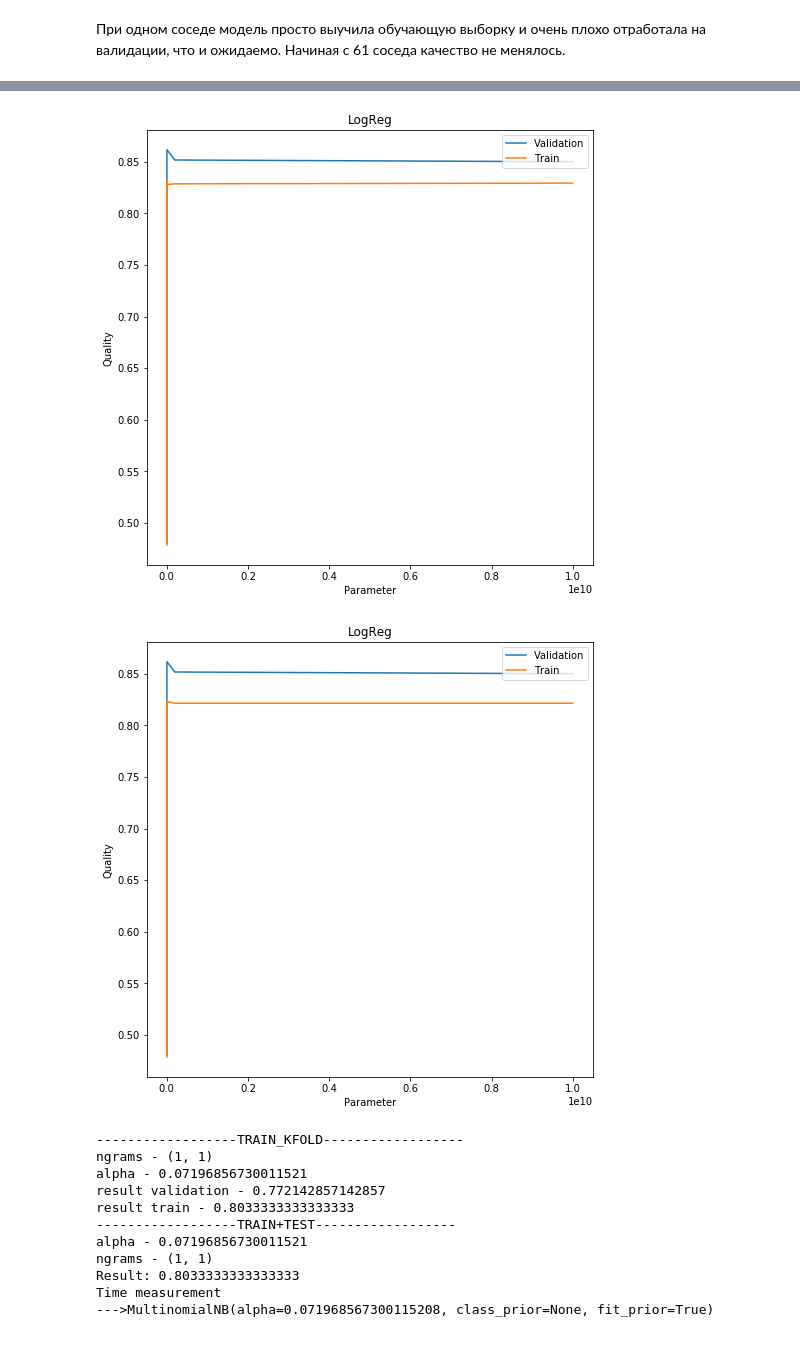
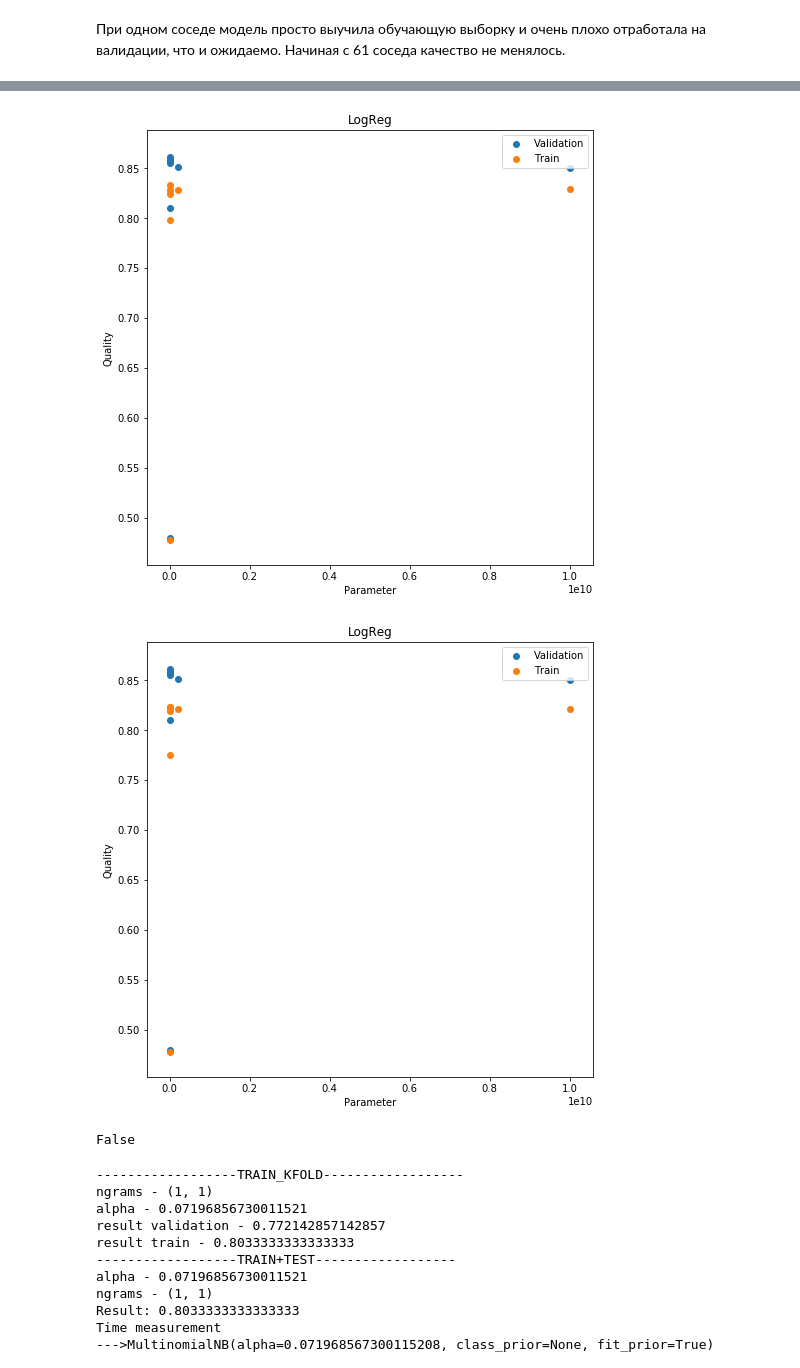
Before and after one commit to BobrG/IreneGit, a Jupyter notebook: hw2.ipynb, the cells around one changed output, grey strips where cells are left out. Drawn from its saved outputs; the diff is of its cells as text; code cells hidden in the pictures.

```diff
--- a/hw2.ipynb
+++ b/hw2.ipynb
@@ -353,6 +353,18 @@ def plotting(qual, model_name):
     plt.ylabel('Quality')
     plt.title(model_name)
 
+def plotting_scatter(qual, model_name):
+    param = [i[0] for i in qual]
+    fig1 = plt.figure(figsize=(8,8))
+    ax1 = plt.subplot()
+    ax1.scatter(param, [i[2] for i in qual], label='Validation')
+    ax2 = plt.subplot()
+    ax2.scatter(param, [i[1] for i in qual], label='Train')
+    plt.legend(loc=1, ncol=1)
+    plt.xlabel('Parameter')
+    plt.ylabel('Quality')
+    plt.title(model_name)
+
 def time_measure(model, train, test, labels, ii):
     print('--->{}\n fitting time:'.format(model))
     %time model.fit(train, labels[:ii])
@@ -430,6 +442,7 @@ Wall time: 227 ms
 Начиная с 61 соседа качество не менялось.
 # %%
 #LogisticRegression
+lst = [[],[]]
 qual = np.zeros((len(cs), 3))
 for ngr in range(1, 3):
     j = 0
@@ -444,8 +457,8 @@ for ngr in range(1, 3):
         qual[j][2] = accuracy_score(logr_.predict(df_test), y_test)
         j += 1
     # plot quality-parameter dependence;
-    plotting(qual, 'LogReg')
-
+    plotting_scatter(qual, 'LogReg')
+    lst[ngr-1] = [i[1] for i in qual.copy()]
     tmp = max(qual, key=lambda a: a[1])
     print('------------------TRAIN_KFOLD------------------',
           'ngrams - {}'.format(ngrams),
@@ -468,7 +481,7 @@ for ngr in range(1, 3):
           'Result: {}'.format(accuracy_score(y_test, y_pred)),
           sep='\n'
          )
-    print('Time measurement')
+    print('\nTime measurement')
     time_measure(logr_, tr, ts, labels, 1400)
 # %% [output]
 ------------------TRAIN_KFOLD------------------
@@ -491,5 +504,9 @@ Wall time: 3.71 ms
-[figure, old version]
+[figure, new version]
-[figure, old version]
+[figure, new version]
+# %%
+lst[0]==lst[1]
+# %% [output]
+False
 # %%
 #MultinomialNB
 qual = np.zeros((len(alphas), 3))
```
Also changed, not shown: parts of 6 cells of this notebook.
